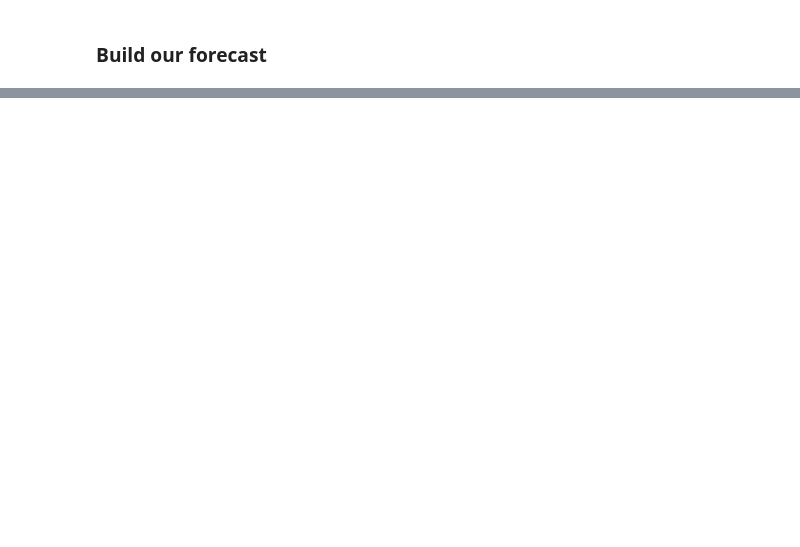
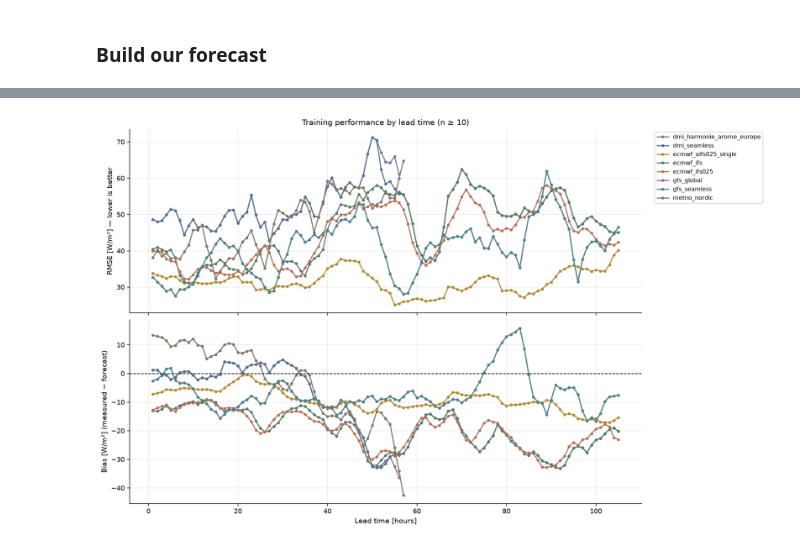
Before and after one commit to MatildeMGM/solar_forecast_project, a Jupyter notebook: notebooks/forecast_data(2) (1).ipynb, the cells around one changed output, grey strips where cells are left out. Cells and saved outputs as stored; diff of their text form; code cells hidden in the pictures; blank space fills up the shorter version.

```diff
--- a/notebooks/forecast_data(2) (1).ipynb
+++ b/notebooks/forecast_data(2) (1).ipynb
@@ -640,0 +662,76 @@ blended_validation = our_blend_by_lead_time(
+# %%
+import numpy as np
+import pandas as pd
+import matplotlib.pyplot as plt
+
+measured_train = (
+    hourly_dmi["ghi_measured"]
+    .replace([np.inf, -np.inf], np.nan)
+)
+
+training_scores = []
+
+for model, forecast in forecast_train.items():
+    for lead in forecast.columns:
+        try:
+            lead_h = int(lead)
+        except (TypeError, ValueError):
+            continue
+
+        if not 1 <= lead_h <= 105:
+            continue
+
+        prediction = forecast[lead].replace([np.inf, -np.inf], np.nan)
+        observation = measured_train.reindex(prediction.index)
+
+        pairs = pd.concat(
+            [observation.rename("measured"), prediction.rename("forecast")],
+            axis=1,
+        ).dropna()
+
+        if pairs.empty:
+            continue
+
+        error = pairs["measured"] - pairs["forecast"]
+
+        training_scores.append({
+            "model": model,
+            "lead_time_h": lead_h,
+            "n": len(pairs),
+            "rmse": np.sqrt(np.mean(error**2)),
+            "bias": error.mean(),
+        })
+
+training_scores = pd.DataFrame(training_scores)
+
+# Skjul lead times med få observationer.
+min_samples = 10
+training_scores.loc[
+    training_scores["n"] < min_samples, ["rmse", "bias"]
+] = np.nan
+
+fig, axes = plt.subplots(
+    2, 1,
+    figsize=(13, 8),
+    sharex=True,
+    constrained_layout=True,
+)
+
+for model, group in training_scores.groupby("model"):
+    group = group.sort_values("lead_time_h")
+    axes[0].plot(group["lead_time_h"], group["rmse"], marker=".", label=model)
+    axes[1].plot(group["lead_time_h"], group["bias"], marker=".", label=model)
+
+axes[0].set_title(f"Training performance by lead time (n ≥ {min_samples})")
+axes[0].set_ylabel("RMSE [W/m²] — lower is better")
+axes[0].grid(alpha=0.25)
+axes[0].legend(bbox_to_anchor=(1.02, 1), loc="upper left")
+
+axes[1].axhline(0, color="black", linewidth=1, linestyle="--")
+axes[1].set_ylabel("Bias [W/m²] (measured − forecast)")
+axes[1].set_xlabel("Lead time [hours]")
+axes[1].grid(alpha=0.25)
+
+plt.show()
+# %% [output]
+[figure, added]
```
Also changed, not shown: parts of 12 cells of this notebook, 1 other file.
